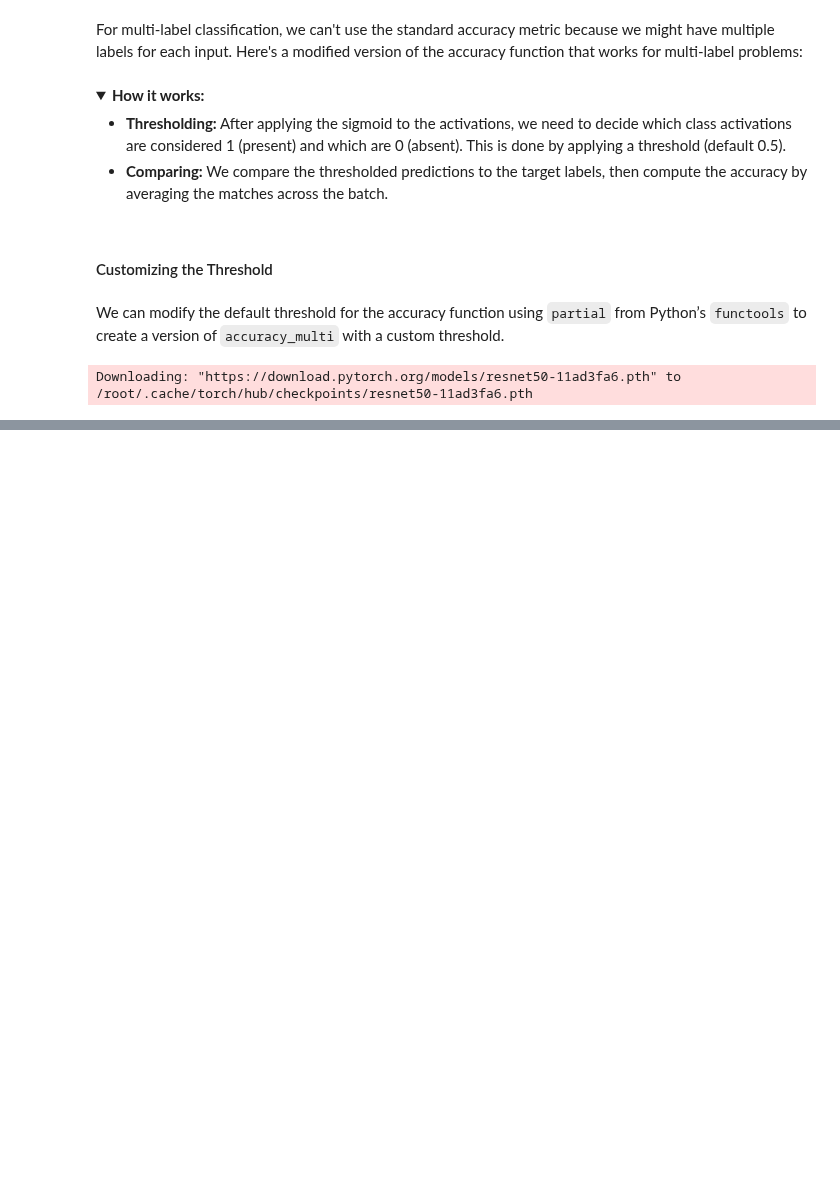
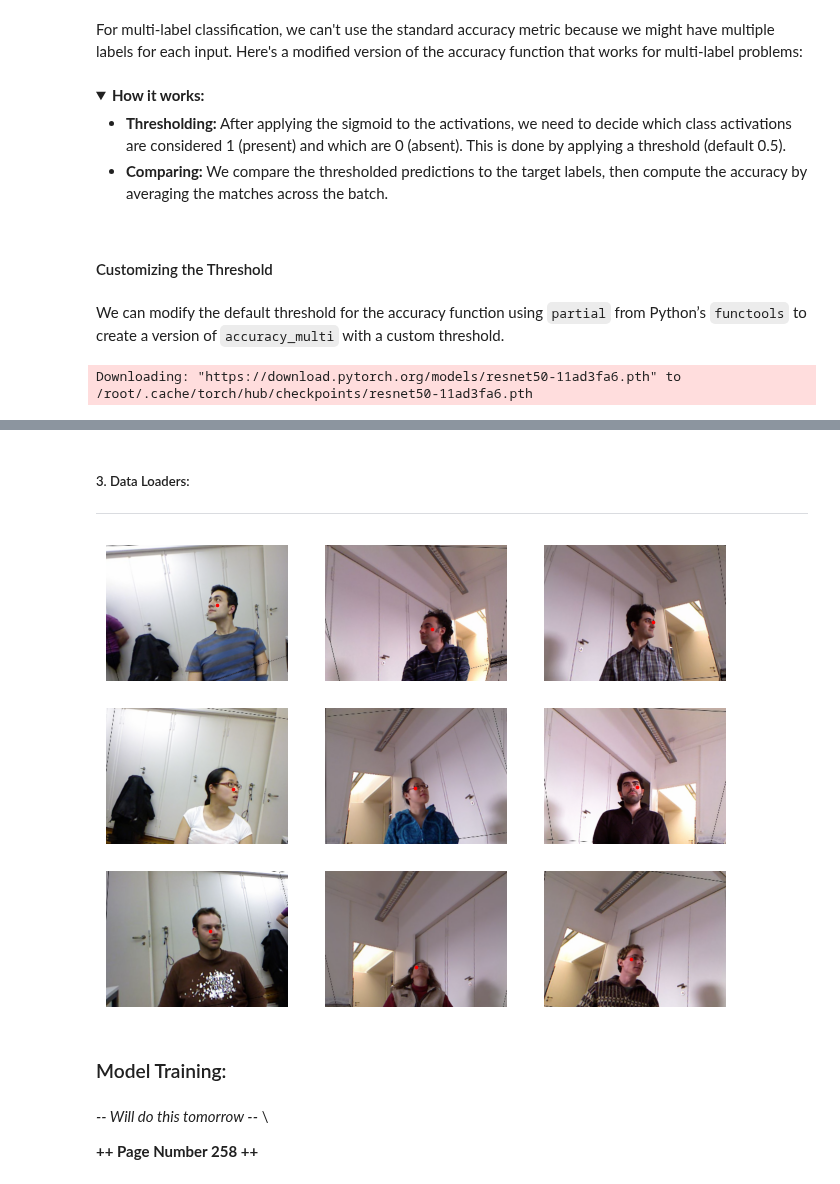
Before and after one commit to Firojpaudel/Machine-Learning-Notes, a Jupyter notebook: Practical Deep Learning For Coders/Chapter_6.ipynb, the cells around one changed output, grey strips where cells are left out. Saved outputs shown, nothing was run; the diff lists cells and outputs as text; code cells hidden in the pictures; folded sections open; blank space fills up the shorter version.

Commit message:
Regression Started
Model Training Left for Tomorrow

```diff
--- a/Practical Deep Learning For Coders/Chapter_6.ipynb
+++ b/Practical Deep Learning For Coders/Chapter_6.ipynb
@@ -465,0 +547,10 @@ plt.plot(xs, accs)
+# %%
+#@ Function to calculate the face center:
+
+cal = np.genfromtxt(path/'01'/'rgb.cal', skip_footer=6)
+
+def get_ctr(f):
+  ctr = np.genfromtxt(img2pose(f), skip_header=3)
+  c1 = ctr[0] * cal[0][0]/ctr[2] + cal[0][2]
+  c2 = ctr[1] * cal[1][1]/ctr[2] + cal[1][2]
+  return tensor([c1,c2])
@@ -465,0 +567,4 @@ plt.plot(xs, accs)
+# %%
+"Ensure images of the same person don't mix between training and validation"
+
+splitter = FuncSplitter(lambda o: o.parent.name == '13')
@@ -465,0 +577,23 @@ plt.plot(xs, accs)
+# %%
+biwi = DataBlock(
+    blocks=(ImageBlock, PointBlock),
+    get_items=get_image_files,
+    get_y=get_ctr,
+    splitter=splitter,
+    batch_tfms=[*aug_transforms(size=(240, 320)), Normalize.from_stats(*imagenet_stats)]
+)
+# %% [markdown]
+##### 3. Data Loaders:
+
+---
+# %%
+dls = biwi.dataloaders(path)
+dls.show_batch(max_n = 9, figsize= (8,6))
+# %% [output]
+[figure, added]
+# %% [markdown]
+### Model Training:
+# %% [markdown]
+*-- Will do this tomorrow --* \
+
+**++ Page Number 258 ++**
```
Also changed, not shown: parts of 31 cells of this notebook.
